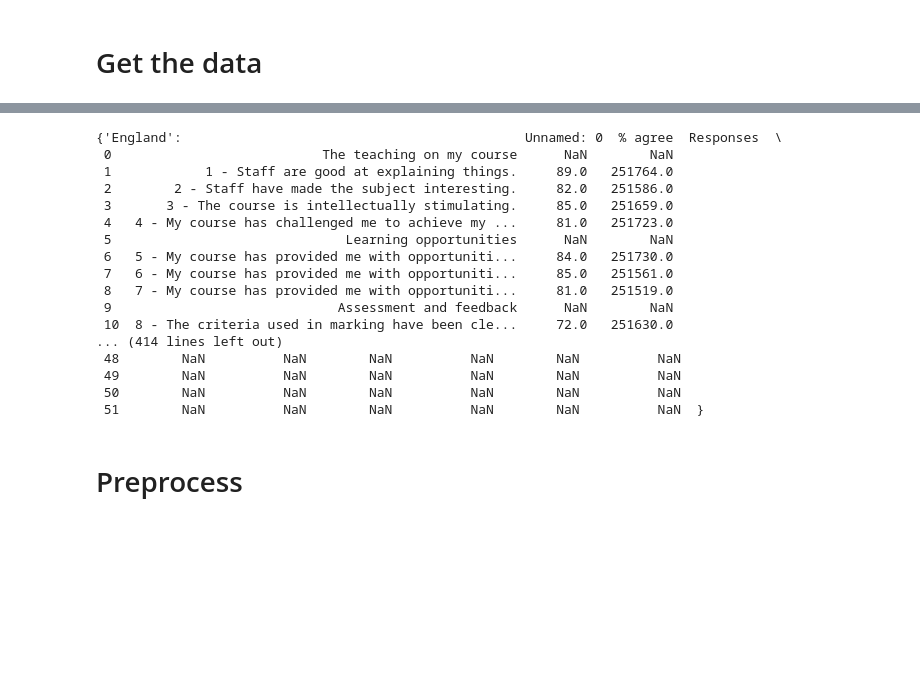
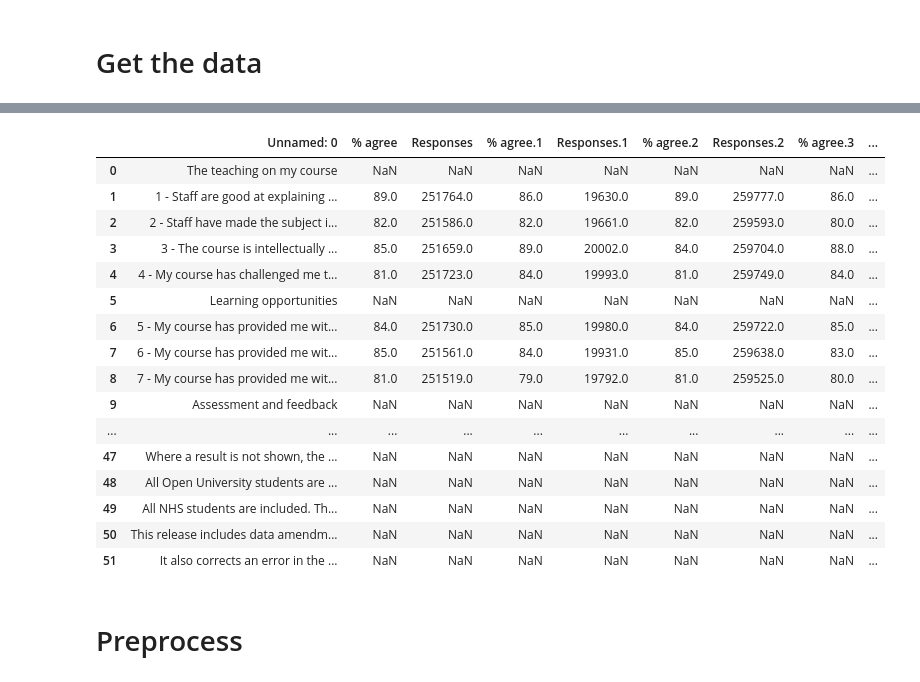
Before and after one commit to szelesaron/dissertation-code, a Jupyter notebook: cleaning-preprocess-EDA.ipynb, the cells around one changed output, grey strips where cells are left out. Cells and saved outputs as stored; diff of their text form; code cells hidden in the pictures; blank space fills up the shorter version.

```diff
--- a/cleaning-preprocess-EDA.ipynb
+++ b/cleaning-preprocess-EDA.ipynb
@@ -13,24 +34,23 @@ CHOSEN_SHEETS = ["England", "Scotland", "Wales", "Northern Ireland"]
-# %%
-covid_data = pd.read_excel(r"summary_data_2018_2019.xlsx", skiprows = 5, sheet_name = CHOSEN_SHEETS)
-covid_data
-# %% [output]
-{'England':                                            Unnamed: 0  % agree  Responses  \
- 0                           The teaching on my course      NaN        NaN
- 1            1 - Staff are good at explaining things.     89.0   251764.0
- 2        2 - Staff have made the subject interesting.     82.0   251586.0
- 3       3 - The course is intellectually stimulating.     85.0   251659.0
- 4   4 - My course has challenged me to achieve my ...     81.0   251723.0
- 5                              Learning opportunities      NaN        NaN
- 6   5 - My course has provided me with opportuniti...     84.0   251730.0
- 7   6 - My course has provided me with opportuniti...     85.0   251561.0
- 8   7 - My course has provided me with opportuniti...     81.0   251519.0
- 9                             Assessment and feedback      NaN        NaN
- 10  8 - The criteria used in marking have been cle...     72.0   251630.0
-... (414 lines left out)
- 48        NaN          NaN        NaN          NaN        NaN          NaN
- 49        NaN          NaN        NaN          NaN        NaN          NaN
- 50        NaN          NaN        NaN          NaN        NaN          NaN
- 51        NaN          NaN        NaN          NaN        NaN          NaN  }
+# %%
+covid_data.get("England")
+# %% [output]
+|  | Unnamed: 0 | % agree | Responses | % agree.1 | Responses.1 | % agree.2 | Responses.2 | % agree.3 | ... |
+| 0 | The teaching on my course | NaN | NaN | NaN | NaN | NaN | NaN | NaN | ... |
+| 1 | 1 - Staff are good at explaining ... | 89.0 | 251764.0 | 86.0 | 19630.0 | 89.0 | 259777.0 | 86.0 | ... |
+| 2 | 2 - Staff have made the subject i... | 82.0 | 251586.0 | 82.0 | 19661.0 | 82.0 | 259593.0 | 80.0 | ... |
+| 3 | 3 - The course is intellectually ... | 85.0 | 251659.0 | 89.0 | 20002.0 | 84.0 | 259704.0 | 88.0 | ... |
+| 4 | 4 - My course has challenged me t... | 81.0 | 251723.0 | 84.0 | 19993.0 | 81.0 | 259749.0 | 84.0 | ... |
+| 5 | Learning opportunities | NaN | NaN | NaN | NaN | NaN | NaN | NaN | ... |
+| 6 | 5 - My course has provided me wit... | 84.0 | 251730.0 | 85.0 | 19980.0 | 84.0 | 259722.0 | 85.0 | ... |
+| 7 | 6 - My course has provided me wit... | 85.0 | 251561.0 | 84.0 | 19931.0 | 85.0 | 259638.0 | 83.0 | ... |
+| 8 | 7 - My course has provided me wit... | 81.0 | 251519.0 | 79.0 | 19792.0 | 81.0 | 259525.0 | 80.0 | ... |
+| 9 | Assessment and feedback | NaN | NaN | NaN | NaN | NaN | NaN | NaN | ... |
+| ... | ... | ... | ... | ... | ... | ... | ... | ... | ... |
+| 47 | Where a result is not shown, the ... | NaN | NaN | NaN | NaN | NaN | NaN | NaN | ... |
+| 48 | All Open University students are ... | NaN | NaN | NaN | NaN | NaN | NaN | NaN | ... |
+| 49 | All NHS students are included. Th... | NaN | NaN | NaN | NaN | NaN | NaN | NaN | ... |
+| 50 | This release includes data amendm... | NaN | NaN | NaN | NaN | NaN | NaN | NaN | ... |
+| 51 | It also corrects an error in the ... | NaN | NaN | NaN | NaN | NaN | NaN | NaN | ... |
 # %% [markdown]
 # Preprocess
 # %%
```
Also changed, not shown: parts of 5 cells of this notebook.
